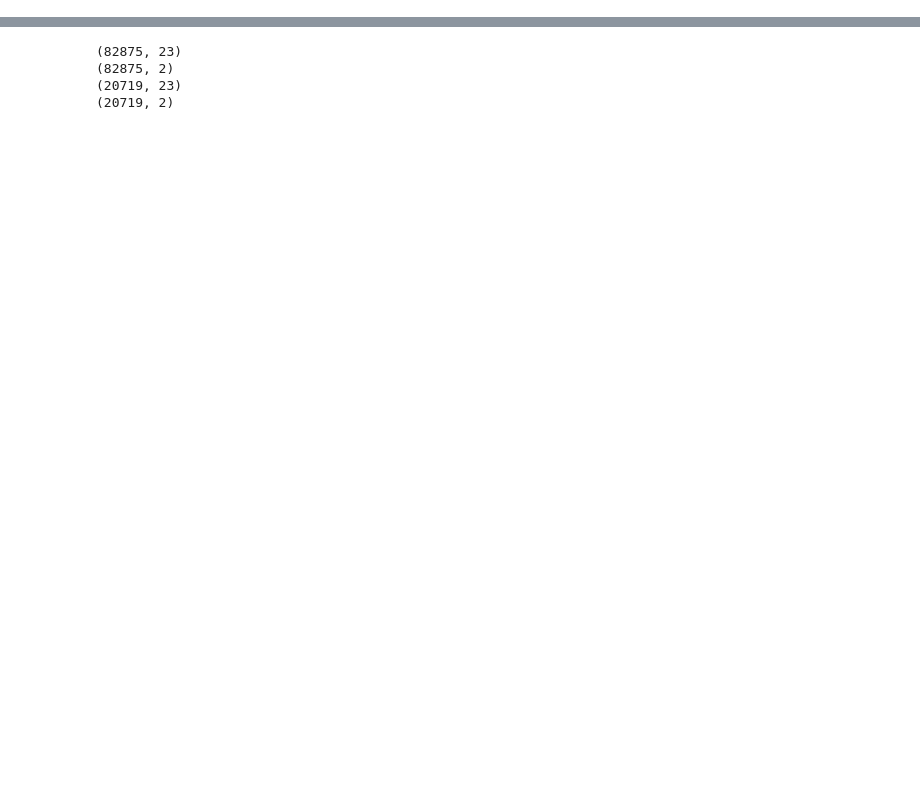
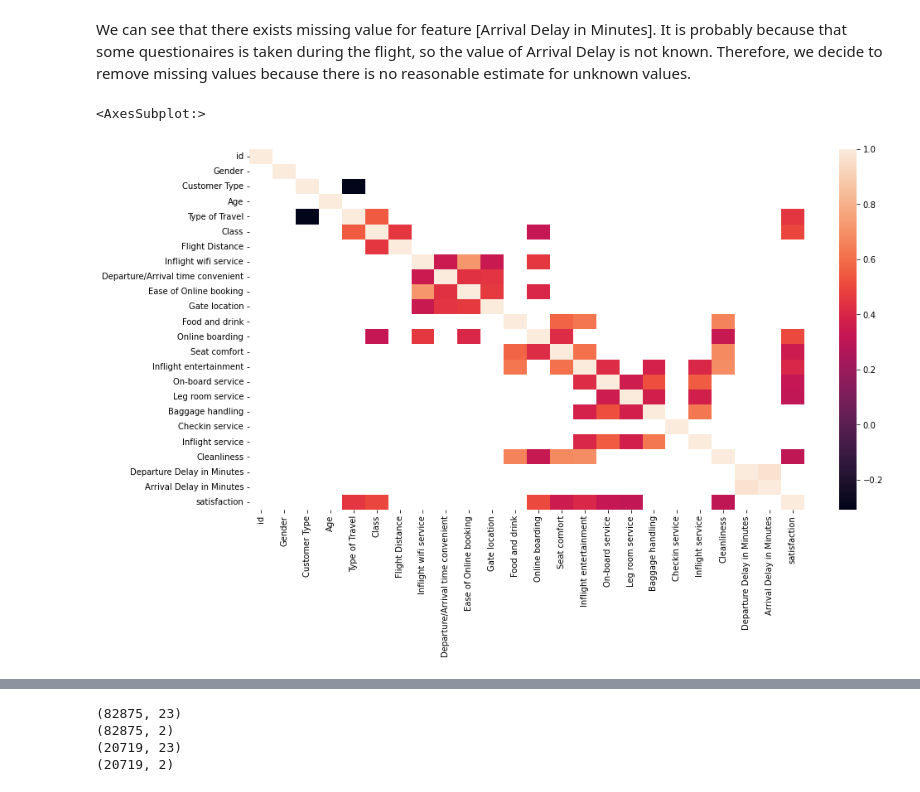
Before and after one commit to cgx242/Airline-Passenger-Satisfaction-Analysis, a Jupyter notebook: doc/Project.ipynb, the cells around one changed output, grey strips where cells are left out. Saved outputs shown, nothing was run; the diff lists cells and outputs as text; code cells hidden in the pictures; blank space fills up the shorter version.

```diff
--- a/doc/Project.ipynb
+++ b/doc/Project.ipynb
@@ -10,3 +15,3 @@ import seaborn as sns
 # %%
-train_data = pd.read_csv('train.csv',index_col=0)
-test_data = pd.read_csv('test.csv', index_col=0)
+train_data = pd.read_csv('../data/train.csv',index_col=0)
+test_data = pd.read_csv('../data/test.csv', index_col=0)
@@ -93,3 +62,6 @@ memory usage: 5.0+ MB
+# %% [markdown]
+We can see that there exists missing value for feature [Arrival Delay in Minutes]. It is probably because that some questionaires is taken during the flight, so the value of Arrival Delay is not known.
+Therefore, we decide to remove missing values because there is no reasonable estimate for unknown values.
 # %%
 # NAs in Arrival Delay in Minutes
 train_data.dropna(subset=['Arrival Delay in Minutes'],inplace=True)
@@ -117,0 +73,30 @@ test_data['Class'] = le4.transform(test_data['Class'])
+# %%
+# Transfer String Variables to Categorical Variables
+# Gender(0 for Female,1 for Male)
+le1 = LabelEncoder()
+train_data.Gender = le1.fit_transform(train_data.Gender)
+test_data.Gender = le1.transform(test_data.Gender)
+
+# Customer Type(0 for disloyal Customer, 1 for Loyal Customer)
+train_data['Customer Type'].replace(['disloyal Customer', 'Loyal Customer'], [0, 1], inplace=True)
+test_data['Customer Type'].replace(['disloyal Customer', 'Loyal Customer'], [0, 1], inplace=True)
+
+# Type of Travel(0 for Personal travel, 1 for Business Travel)
+train_data['Type of Travel'].replace(['Personal Travel', 'Business travel'], [0, 1], inplace=True)
+test_data['Type of Travel'].replace(['Personal Travel', 'Business travel'], [0, 1], inplace=True)
+
+# Class(0 for Eco, 1 for Eco Plus, 2 for Business)
+train_data['Class'].replace(['Eco', 'Eco Plus', 'Business'], [0, 1, 2], inplace=True)
+test_data['Class'].replace(['Eco', 'Eco Plus', 'Business'], [0, 1, 2], inplace=True)
+
+# Satisifaction (0 for 'Neutral or Unsatisfied'; 1 for 'Satisfied')
+train_data['satisfaction'].replace(['neutral or dissatisfied', 'satisfied'], [0, 1], inplace=True)
+test_data['satisfaction'].replace(['neutral or dissatisfied', 'satisfied'], [0, 1], inplace=True)
+# %%
+# Investigate Correlation Between Variables
+train_corr = train_data.corr()
+plt.figure(figsize = (15,8))
+sns.heatmap(train_corr[train_corr.abs() > 0.3])
+# %% [output]
+<AxesSubplot:>
+[figure, added]
```
Also changed, not shown: parts of 27 cells of this notebook, 1 other file.
